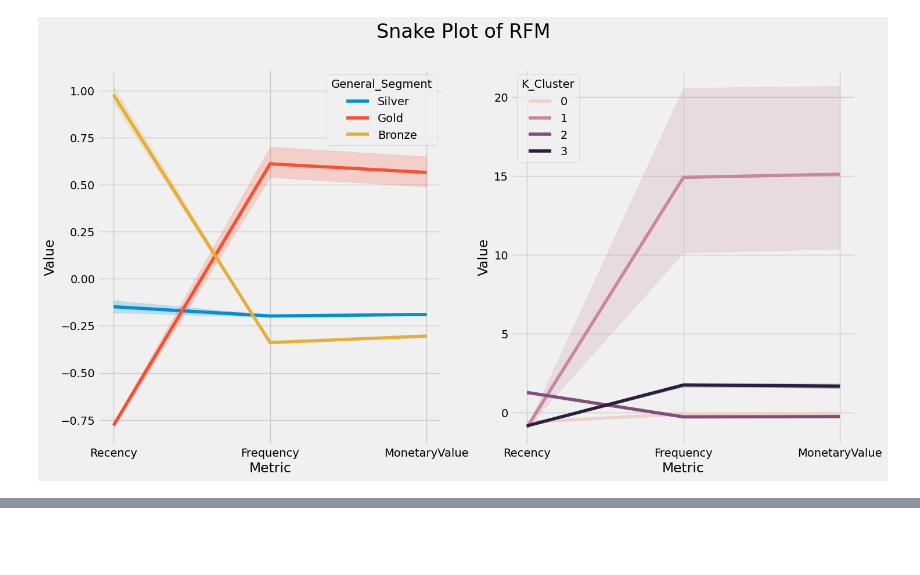
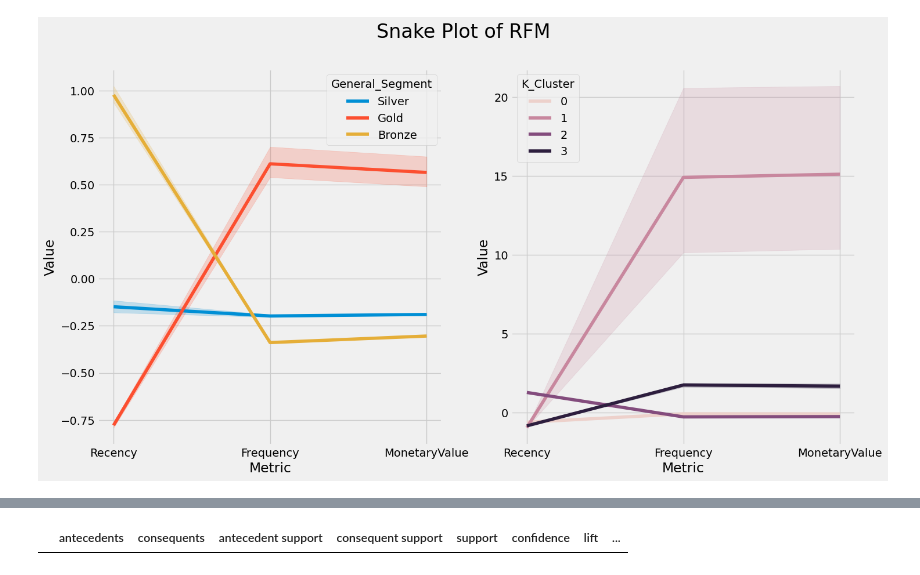
Before and after one commit to walethewave/Advanced-Retail-Analytics-Suite-Customer-Segmentation-Strategic-Insights, a Jupyter notebook: Retail.ipynb, the cells around one changed output, grey strips where cells are left out. Cells and saved outputs as stored; diff of their text form; code cells hidden in the pictures; blank space fills up the shorter version.

```diff
--- a/Retail.ipynb
+++ b/Retail.ipynb
@@ -780,0 +859,6 @@ plt.show()
+# %%
+basket_bronze_copy = basket_bronze.copy()
+basket_bronze_sets = basket_bronze_copy.applymap(encode_units)
+basket_bronze_sets.drop('POSTAGE', inplace=True, axis=1)
+# Purpose: The function is applied to all values in the dataset to convert them into binary values, making the dataset suitable for the Apriori algorithm.
+# Dropping POSTAGE: The POSTAGE column is removed, as it's likely not relevant for identifying purchasing patterns.
@@ -780,0 +869,19 @@ plt.show()
+# %%
+frequent_itemsets_bronze = apriori(basket_bronze_sets, min_support=0.03, use_colnames=True)
+frequent_itemsets_bronze['length'] = frequent_itemsets_bronze['itemsets'].apply(lambda x: len(x))
+# min_support=0.03: This parameter ensures that only itemsets that appear in at least 3% of all transactions are considered frequent.
+# use_colnames=True: This keeps the column names of the original items in the results.
+# Adding the Length of Itemsets: A new column is added to the frequent_itemsets_bronze DataFrame, representing the number of items in each itemset.
+# %%
+rules_bronze = association_rules(frequent_itemsets_bronze, metric="lift", min_threshold=1)
+# Purpose: The association_rules function generates rules based on the frequent itemsets.
+# Metric = "lift": Lift is used to measure the strength of the rule, where a lift greater than 1 indicates a strong association.
+# min_threshold=1: Ensures only rules with a lift of at least 1 are included.
+# %%
+rules_bronze[(rules_bronze['lift'] >= 6) & (rules_bronze['confidence'] >= 0.7)]
+# Purpose: This filters the association rules to find the strongest relationships.
+# Conditions:
+# Lift >= 6: This means the likelihood of items being purchased together is six times higher than what would be expected if they were independent.
+# Confidence >= 0.7: Indicates that in 70% of the cases where the antecedent (left-hand side of the rule) is bought, the consequent (right-hand side) is also bought.
+# %% [output]
+|  | antecedents | consequents | antecedent support | consequent support | support | confidence | lift | ... |
```
Also changed, not shown: parts of 29 cells of this notebook.
